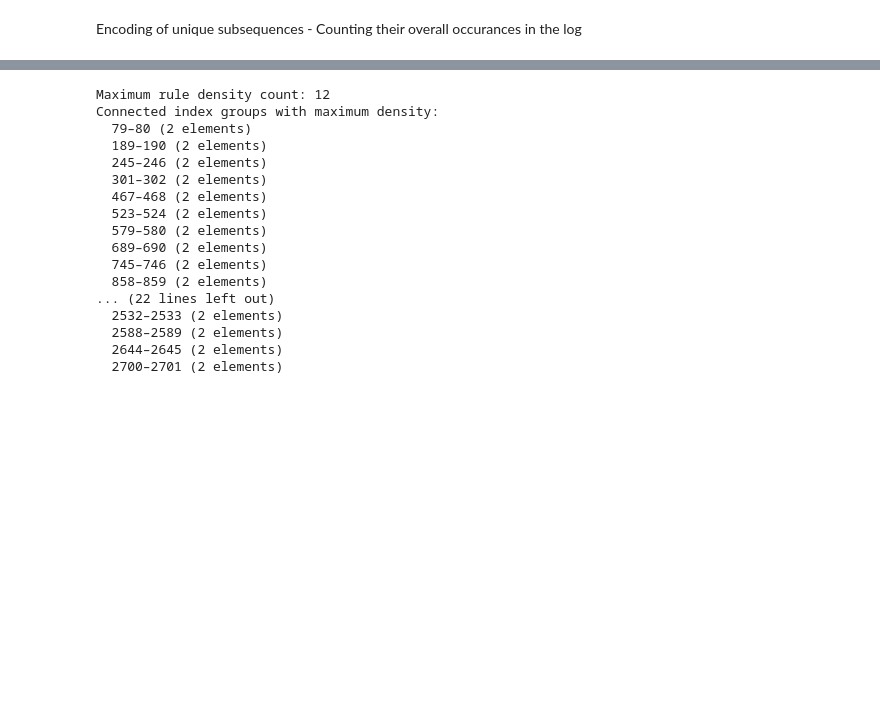
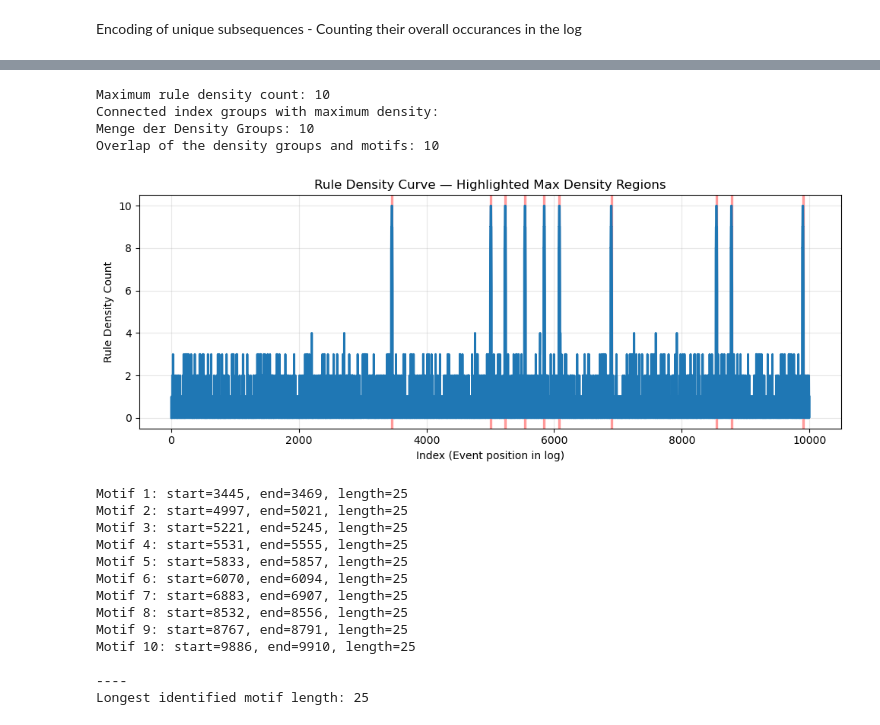
Before and after one commit to thohenadl/TSMDforUILogs, a Jupyter notebook: JupyterNotebooks/01_GrammerBasedMotifDiscovery.ipynb, the cells around one changed output, grey strips where cells are left out. Saved outputs shown, nothing was run; the diff lists cells and outputs as text; code cells hidden in the pictures; blank space fills up the shorter version.

```diff
--- a/JupyterNotebooks/01_GrammerBasedMotifDiscovery.ipynb
+++ b/JupyterNotebooks/01_GrammerBasedMotifDiscovery.ipynb
@@ -128,29 +187,66 @@ Exec. Time with loops: 2.859 seconds
 # %%
-max_density, max_groups = find_max_density_groups(log)
+max_density, max_groups = find_max_density_groups(log,relative_threshold=0.6)
 
 print(f"Maximum rule density count: {max_density}")
 print("Connected index groups with maximum density:")
-for g in max_groups:
-    print(f"  {g[0]}–{g[-1]} ({len(g)} elements)")
-
+# for g in max_groups:
+#    print(f"  {g[0]}–{g[-1]} ({len(g)} elements)")
 
 # >> Wie finden wir jetzt von diesem Punkt aus die richtige Länge an Motifen im Datensatz?
 # Die Punkte haben wir
+
+overlaps = []
+for _, row in ground_truth.iterrows():
+    s1, e1 = row["start_index"], row["end_index"]
+    for g in max_groups:
+        s2, e2 = g[0], g[-1]
+        if not (e1 < s2 or e2 < s1):  # overlap condition
+            overlaps.append({"insert_range": (s1, e1), "density_range": (s2, e2)})
+
+print(f"Menge der Density Groups: {len(max_groups)}")
+print(f"Overlap of the density groups and motifs: {len(overlaps)}")
+
+plt.figure(figsize=(10, 4))
+plt.plot(log.index, log["rule_density_count"], linewidth=2)
+for g in max_groups:
+    plt.axvspan(g[0], g[-1], color="red", alpha=0.3)
+plt.title("Rule Density Curve — Highlighted Max Density Regions")
+plt.xlabel("Index (Event position in log)")
+plt.ylabel("Rule Density Count")
+plt.grid(True, alpha=0.3)
+plt.tight_layout()
+plt.show()
+
+
+# ---- Expanded Density Version ----
+# Has to be verified with regard to the OG logs in SmartRPA and Leno
+# For Leno it currently produces too short motifs
+max_density, groups = find_max_density_groups(log, column="rule_density_count", relative_threshold=0.6)
+expanded = expand_density_regions(log, column="rule_density_count", groups=groups, threshold_ratio=0.5)
+
+max_length = 0
+for i, (s, e) in enumerate(expanded, 1):
+    print(f"Motif {i}: start={s}, end={e}, length={e - s + 1}")
+    if max_length < e-s+1:
+        max_length = e-s+1
+
+print(f"\n----\nLongest identified motif length: {max_length}")
 # %% [output]
-Maximum rule density count: 12
+Maximum rule density count: 10
 Connected index groups with maximum density:
-  79–80 (2 elements)
-  189–190 (2 elements)
-  245–246 (2 elements)
-  301–302 (2 elements)
-  467–468 (2 elements)
-  523–524 (2 elements)
-  579–580 (2 elements)
-  689–690 (2 elements)
-  745–746 (2 elements)
-  858–859 (2 elements)
-... (22 lines left out)
-  2532–2533 (2 elements)
-  2588–2589 (2 elements)
-  2644–2645 (2 elements)
-  2700–2701 (2 elements)
+Menge der Density Groups: 10
+Overlap of the density groups and motifs: 10
+[figure, added]
+Motif 1: start=3445, end=3469, length=25
+Motif 2: start=4997, end=5021, length=25
+Motif 3: start=5221, end=5245, length=25
+Motif 4: start=5531, end=5555, length=25
+Motif 5: start=5833, end=5857, length=25
+Motif 6: start=6070, end=6094, length=25
+Motif 7: start=6883, end=6907, length=25
+Motif 8: start=8532, end=8556, length=25
+Motif 9: start=8767, end=8791, length=25
+Motif 10: start=9886, end=9910, length=25
+
+----
+Longest identified motif length: 25
```
Also changed, not shown: parts of 9 cells of this notebook, 2 other files.
